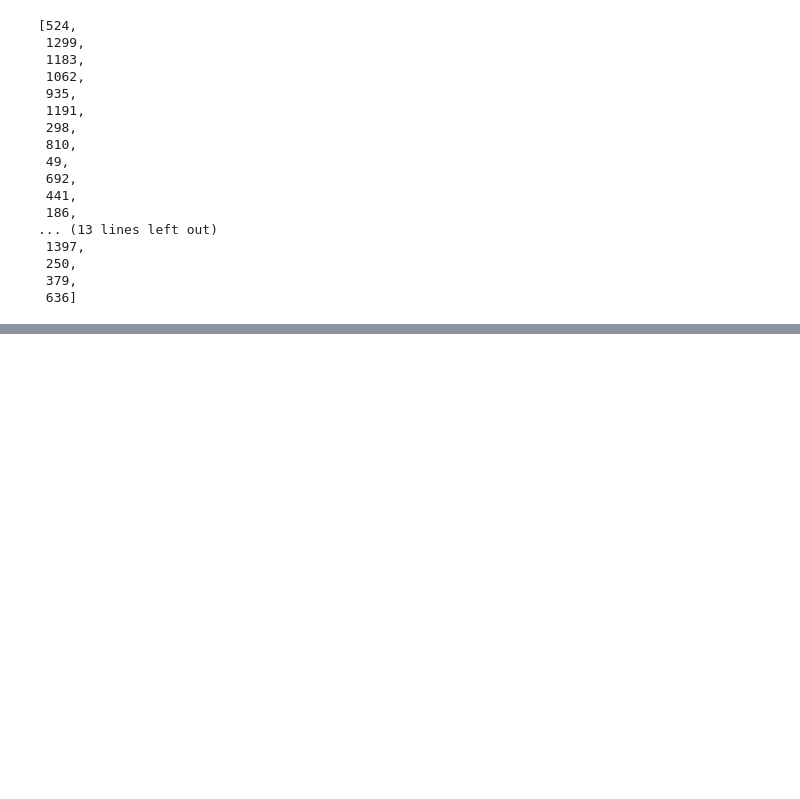
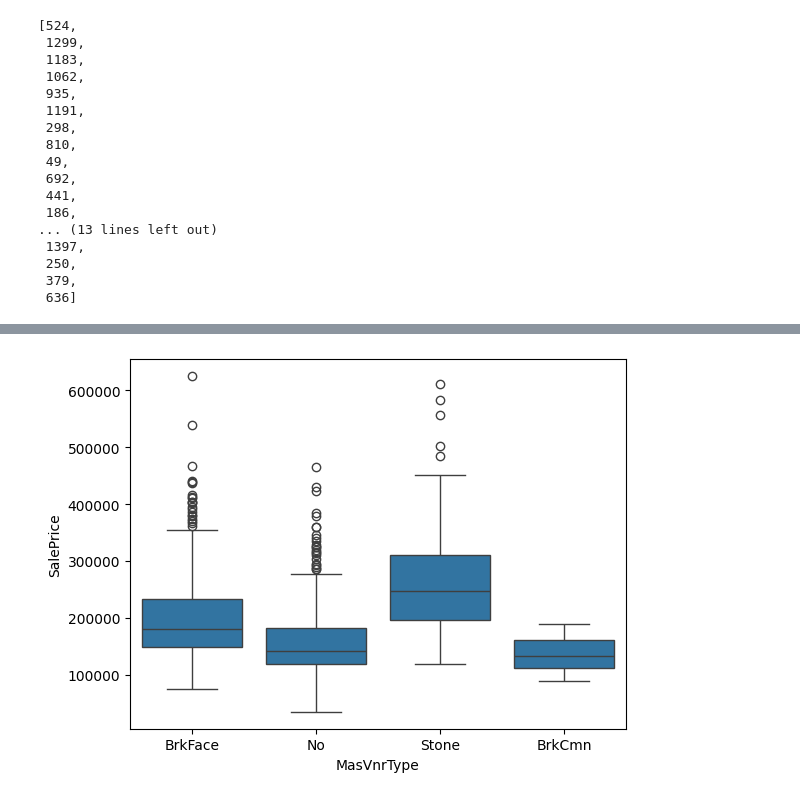
Before and after one commit to akshat-shethia/Kaggle, a Jupyter notebook: house-prices-advanced-regression-techniques/house-prices-advanced-regression-techniques.ipynb, the cells around one changed output, grey strips where cells are left out. Saved outputs shown, nothing was run; the diff lists cells and outputs as text; code cells hidden in the pictures; blank space fills up the shorter version.

```diff
--- a/house-prices-advanced-regression-techniques/house-prices-advanced-regression-techniques.ipynb
+++ b/house-prices-advanced-regression-techniques/house-prices-advanced-regression-techniques.ipynb
@@ -571,0 +655,3 @@ unique_outlier_rows
+# %%
+train_df["MasVnrType"].fillna("No", inplace = True)
+test_df["MasVnrType"].fillna("No", inplace = True)
@@ -571,0 +671,4 @@ unique_outlier_rows
+# %%
+sns.boxplot(data = train_df, x = "MasVnrType", y = "SalePrice");
+# %% [output]
+[figure, added]
```
Also changed, not shown: parts of 53 cells of this notebook.
